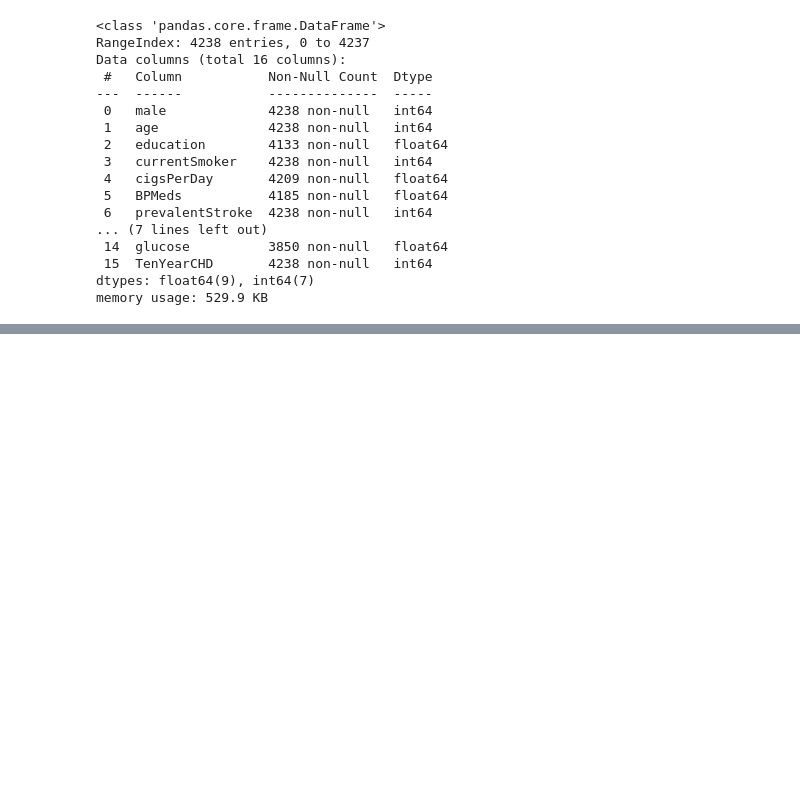
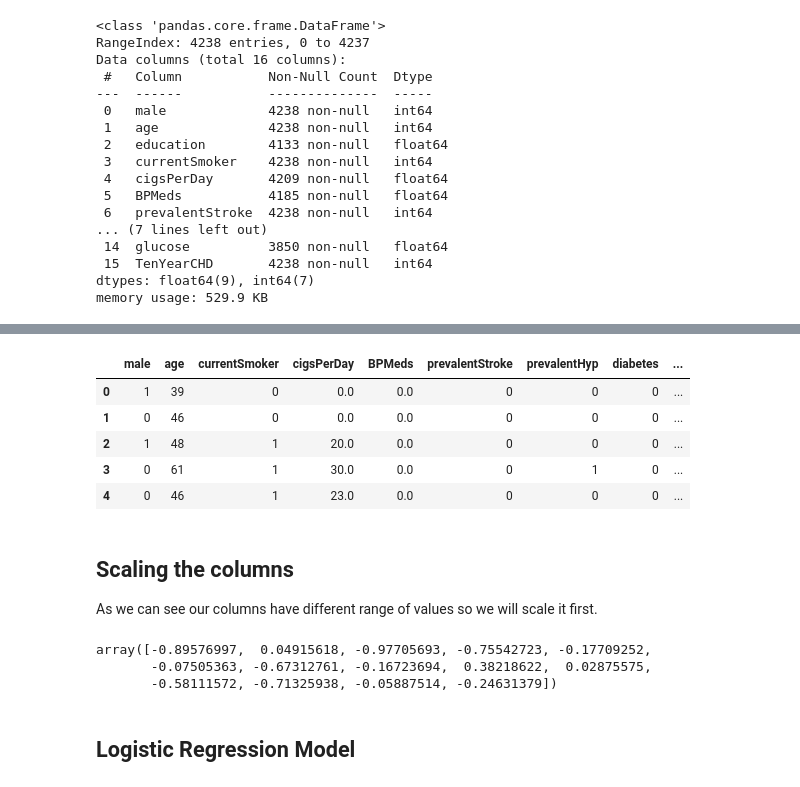
Before and after one commit to rashidulhaq-coding/Machine-learning-projects, a Jupyter notebook: logistic-regression-to-predict-heart-disease.ipynb, the cells around one changed output, grey strips where cells are left out. Cells and saved outputs as stored; diff of their text form; code cells hidden in the pictures; blank space fills up the shorter version.

```diff
--- a/logistic-regression-to-predict-heart-disease.ipynb
+++ b/logistic-regression-to-predict-heart-disease.ipynb
@@ -83,0 +144,23 @@ df.describe()
+# %%
+y = df[["TenYearCHD"]]
+X = df.drop("TenYearCHD",axis=1)
+X.head()
+# %% [output]
+|  | male | age | currentSmoker | cigsPerDay | BPMeds | prevalentStroke | prevalentHyp | diabetes | ... |
+| 0 | 1 | 39 | 0 | 0.0 | 0.0 | 0 | 0 | 0 | ... |
+| 1 | 0 | 46 | 0 | 0.0 | 0.0 | 0 | 0 | 0 | ... |
+| 2 | 1 | 48 | 1 | 20.0 | 0.0 | 0 | 0 | 0 | ... |
+| 3 | 0 | 61 | 1 | 30.0 | 0.0 | 0 | 1 | 0 | ... |
+| 4 | 0 | 46 | 1 | 23.0 | 0.0 | 0 | 0 | 0 | ... |
+# %% [markdown]
+## **Scaling the columns**
+As we can see our columns have different range of values so we will scale it first.
+# %%
+from sklearn.preprocessing import StandardScaler
+scaler = StandardScaler()
+X = scaler.fit_transform(X)
+X[10,:]
+# %% [output]
+array([-0.89576997,  0.04915618, -0.97705693, -0.75542723, -0.17709252,
+       -0.07505363, -0.67312761, -0.16723694,  0.38218622,  0.02875575,
+       -0.58111572, -0.71325938, -0.05887514, -0.24631379])
@@ -83,0 +170,2 @@ df.describe()
+# %% [markdown]
+## **Logistic Regression Model**
```
Also changed, not shown: parts of 26 cells of this notebook.
